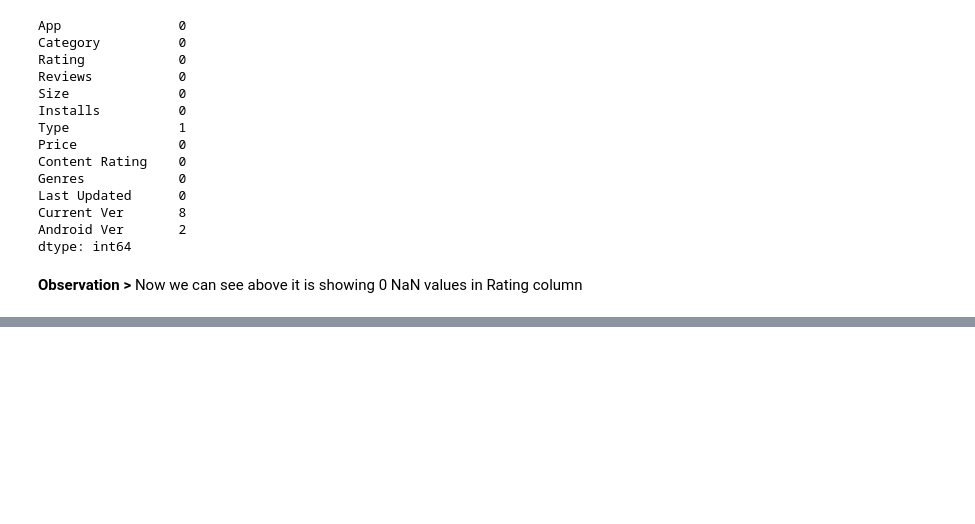
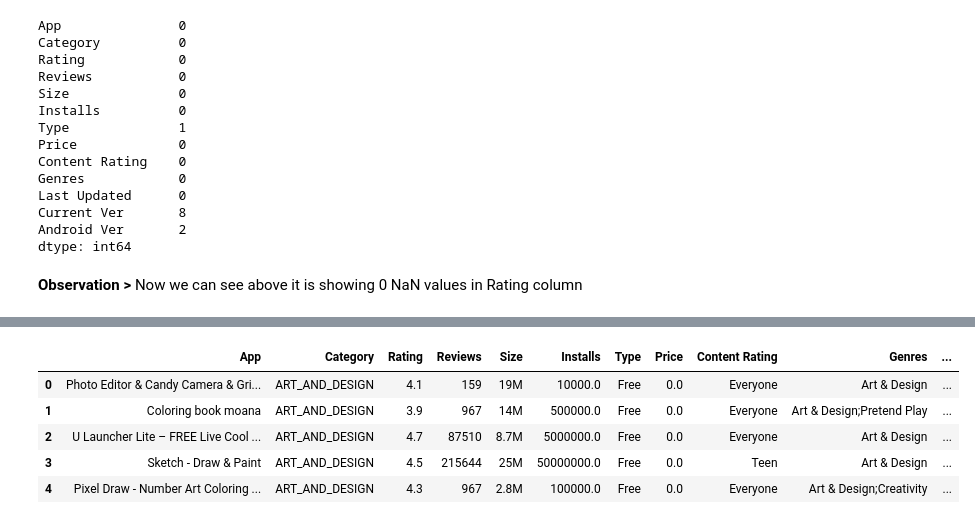
Before and after one commit to Harshalkumar96/Play_Store_App_Review_EDA_Project, a Jupyter notebook: Google_App_Rating_EDA_Project.ipynb, the cells around one changed output, grey strips where cells are left out. Drawn from its saved outputs; the diff is of its cells as text; code cells hidden in the pictures; blank space fills up the shorter version.

```diff
--- a/Google_App_Rating_EDA_Project.ipynb
+++ b/Google_App_Rating_EDA_Project.ipynb
@@ -262,0 +282,6 @@ dtype: int64
+# %%
+# Now fill the NaN with Mode for above 3 columns
+
+df['Type'].fillna(str(df['Type'].mode().values[0]), inplace=True)
+df['Current Ver'].fillna(str(df['Current Ver'].mode().values[0]), inplace=True)
+df['Android Ver'].fillna(str(df['Android Ver'].mode().values[0]), inplace=True)
@@ -262,0 +318,22 @@ dtype: int64
+# %%
+# Here we r replacing "$" sign in 'Price' column with "" empty string
+# and converting data in "Reviews" column to numeric data
+
+df['Price'] = df['Price'].apply((lambda x: str(x).replace('$', '') if '$' in str(x) else str(x)))
+df['Price'] = df['Price'].apply((lambda x: float(x)))
+df['Reviews'] = pd.to_numeric(df['Reviews'], errors='coerce')
+# %%
+# Here we r replacing "+" & "," in 'Installs' column to empty string
+
+df['Installs'] = df['Installs'].apply(lambda x: str(x).replace('+', '') if '+' in str(x) else str(x))
+df['Installs'] = df['Installs'].apply(lambda x: str(x).replace(',', '') if ',' in str(x) else str(x))
+df['Installs'] = df['Installs'].apply(lambda x : float(x))
+# %%
+df.head()
+# %% [output]
+|  | App | Category | Rating | Reviews | Size | Installs | Type | Price | Content Rating | Genres | ... |
+| 0 | Photo Editor & Candy Camera & Gri... | ART_AND_DESIGN | 4.1 | 159 | 19M | 10000.0 | Free | 0.0 | Everyone | Art & Design | ... |
+| 1 | Coloring book moana | ART_AND_DESIGN | 3.9 | 967 | 14M | 500000.0 | Free | 0.0 | Everyone | Art & Design;Pretend Play | ... |
+| 2 | U Launcher Lite – FREE Live Cool ... | ART_AND_DESIGN | 4.7 | 87510 | 8.7M | 5000000.0 | Free | 0.0 | Everyone | Art & Design | ... |
+| 3 | Sketch - Draw & Paint | ART_AND_DESIGN | 4.5 | 215644 | 25M | 50000000.0 | Free | 0.0 | Teen | Art & Design | ... |
+| 4 | Pixel Draw - Number Art Coloring ... | ART_AND_DESIGN | 4.3 | 967 | 2.8M | 100000.0 | Free | 0.0 | Everyone | Art & Design;Creativity | ... |
```
Also changed, not shown: parts of 11 cells of this notebook.
